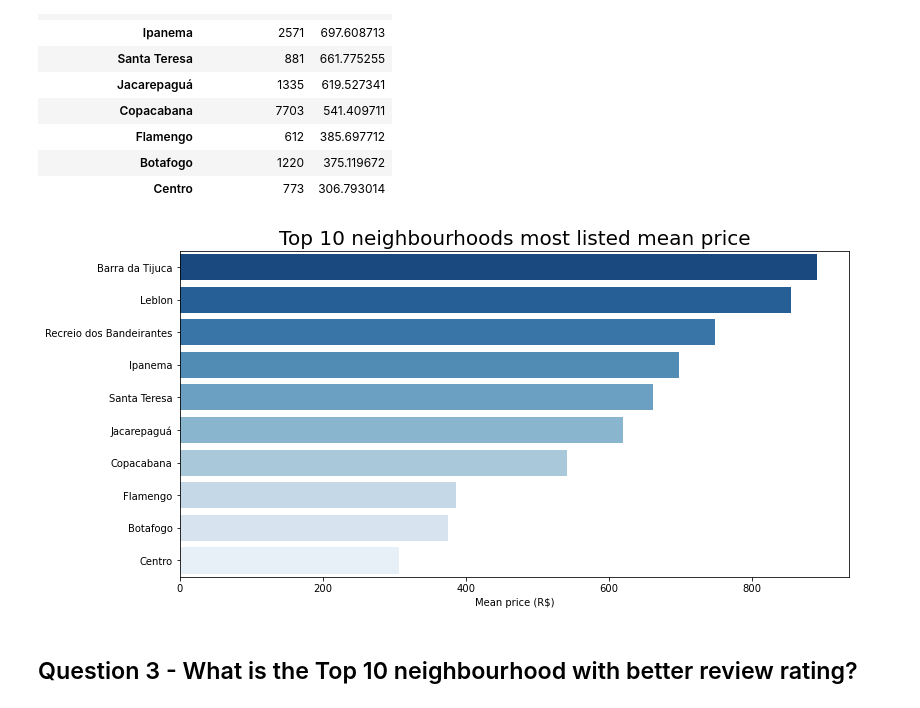
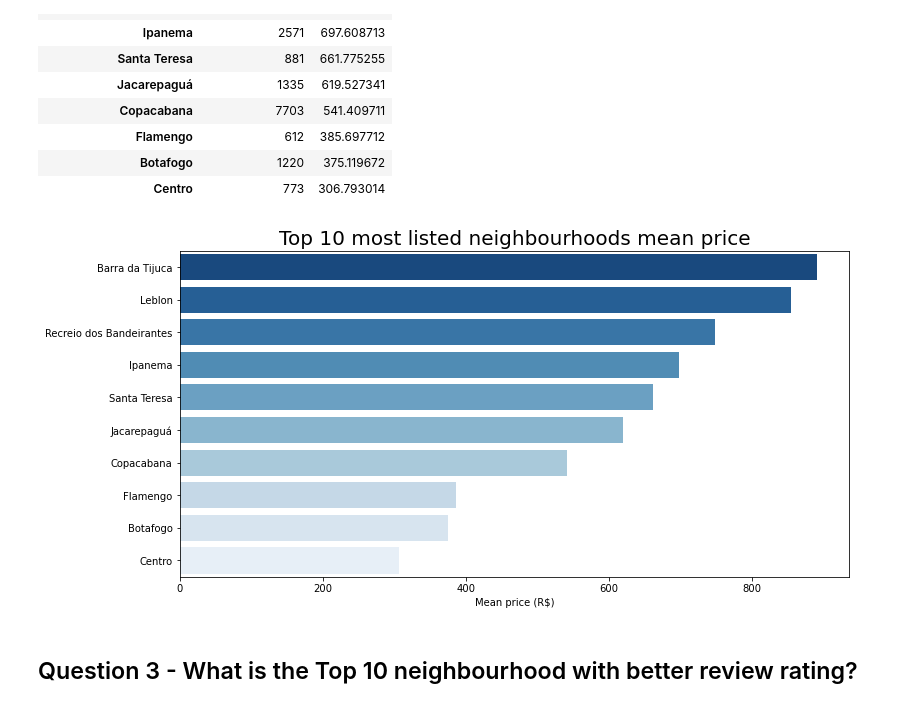
Before and after one commit to matheusbusch/Airbnb_Rio_de_Janeiro_Analysis, a Jupyter notebook: Airbnb_Rio_de_Janeiro_neighbourhood_analysis.ipynb, the cells around one changed output. Saved outputs shown, nothing was run; the diff lists cells and outputs as text; code cells hidden in the pictures.

```diff
--- a/Airbnb_Rio_de_Janeiro_neighbourhood_analysis.ipynb
+++ b/Airbnb_Rio_de_Janeiro_neighbourhood_analysis.ipynb
@@ -228,15 +228,15 @@ df_3
 # %%
 # Create the plot
 fig = plt.figure(figsize = (12, 6))
 ax = fig.add_subplot(1, 1, 1, aspect='auto')
 sns.barplot(x = df_3['Mean price'] , y = df_3.index[:10], data = df_2, palette = 'Blues_r')
 ax.set_xlabel('Mean price (R$)', weight='normal', size=10)
-plt.title('Top 10 neighbourhoods most listed mean price', fontsize=20)
+plt.title('Top 10 most listed neighbourhoods mean price', fontsize=20)
 ax.tick_params('x', labelsize=10)
 ax.tick_params('y', labelsize=10)
 plt.show()
 # %% [output]
-[figure, old version]
+[figure, new version]
 # %% [markdown]
 ## Question 3 - What is the Top 10 neighbourhood with better review rating?
 # %%
```
Also changed, not shown: parts of 4 cells of this notebook.
